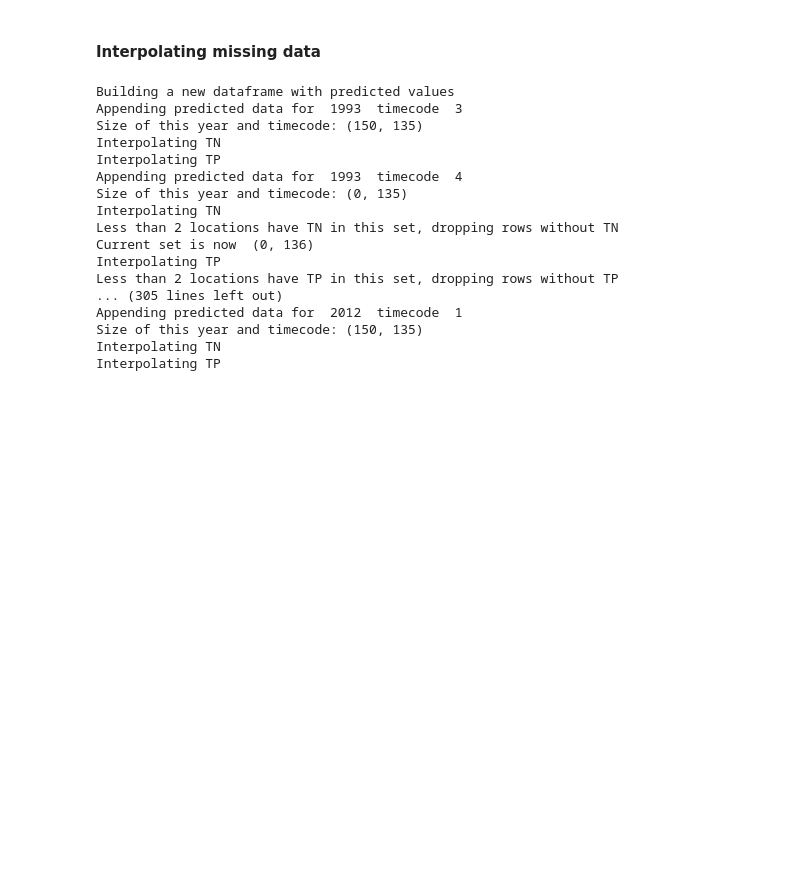
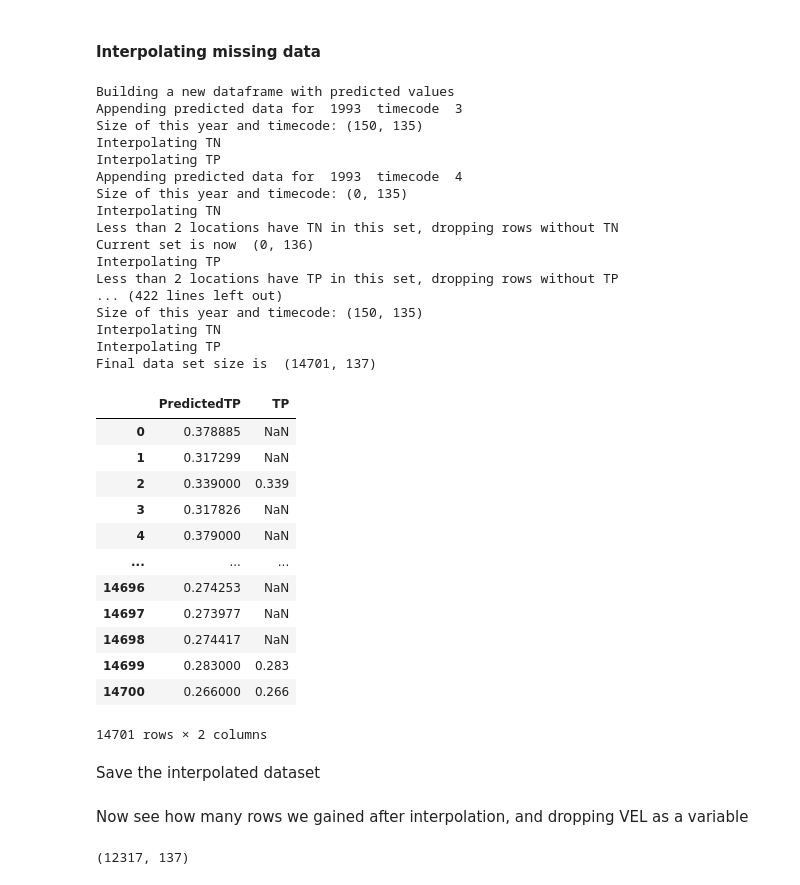
Before and after one commit to amberlee0516/UMR-TDA-2021, a Jupyter notebook: pools EDA/CM/Open River Analysis.ipynb, the cells around one changed output. Saved outputs shown, nothing was run; the diff lists cells and outputs as text; code cells hidden in the pictures; blank space fills up the shorter version.

```diff
--- a/pools EDA/CM/Open River Analysis.ipynb
+++ b/pools EDA/CM/Open River Analysis.ipynb
@@ -162,32 +162,6 @@ def addpredictions(df,variables,numclosest):
                     tuples.append((ID,dist,val))
                 closestDict[loc.ID] = tuples
 
-def run():
-    DictTN = makeDict(data,"TN")
-    DictTP = makeDict(data,"TP")
-    #put in predicted TN
-    data["PredictedTN"] = 0
-    for index,row in data.iterrows():
-        if pd.isnull(row["TN"]):
-            data.loc[index,"PredictedTN"] = predict(DictTN[row["LOCATCD"]])
-        else:
-            data.loc[index,"PredictedTN"] = row["TN"]
-
-    data["PredictedTP"] = 0
-    for index,row in data.iterrows():
-        if pd.isnull(row["TP"]):
-            data.loc[index,"PredictedTP"] = predict(DictTP[row["LOCATCD"]])
-        else:
-            data.loc[index,"PredictedTP"] = row["TP"]
-
-    print(data.shape)
-    print("Filtering out points with blank entries in at least one of the columns")
-    cols = ['PredictedTN','PredictedTP','TEMP','DO','TURB','COND','VEL','SS','WDP','CHLcal','SECCHI']
-    #for col in cols:
-    #    print(col,data[col].isna().sum())
-    qualdata_prediction = filterblanks(cols,data,True)
-    print(qualdata_prediction.shape)
-
 
 '''
 data - the pandas dataframe that is ready to interpolate missing values
@@ -195,7 +169,7 @@ MUST HAVE "LATITUDE", "LONGITUDE","YEAR", "TIME CODE", "LOCATCD" columns
 
 missing_vars - the list of column names (as strings) of the dataframe that we should attempt to fill in
 
-numlocations - the number of locations used to predict the new value, default is 2
+numlocations - the number of locations used to predict the new value, default is 2 (currently the only option implemented)
 
 RETURN - a dataframe with extra columns saying the predicted values of the missing_vars
 '''
@@ -225,7 +199,7 @@ def linear_interpolate(data,missing_vars,numlocations = 2):
                 bad = bool((curset[var].notnull().sum()<numlocations))
 
                 # Returns a dictionary mapping each location code to a tuple with prediction information
-                Dict = makeDict(curset,var)
+                Dict = makeDict(curset,var,numlocations)
 
                 if(bad):
                     print("Less than "+str(numlocations)+" locations have "+var+" in this set, dropping rows without "+var)
@@ -379,8 +373,26 @@ Less than 2 locations have TN in this set, dropping rows without TN
 Current set is now  (0, 136)
 Interpolating TP
 Less than 2 locations have TP in this set, dropping rows without TP
-... (305 lines left out)
-Appending predicted data for  2012  timecode  1
+... (422 lines left out)
 Size of this year and timecode: (150, 135)
 Interpolating TN
 Interpolating TP
+Final data set size is  (14701, 137)
+# %%
+water_interpolated[["PredictedTP","TP"]]
+# %% [output]
+|  | PredictedTP | TP |
+| 0 | 0.378885 | NaN |
+| 1 | 0.317299 | NaN |
+| 2 | 0.339000 | 0.339 |
+| 3 | 0.317826 | NaN |
+| 4 | 0.379000 | NaN |
+| ... | ... | ... |
+| 14696 | 0.274253 | NaN |
+| 14697 | 0.273977 | NaN |
+| 14698 | 0.274417 | NaN |
+| 14699 | 0.283000 | 0.283 |
+| 14700 | 0.266000 | 0.266 |
+14701 rows × 2 columns
+# %% [markdown]
+Save the interpolated dataset
@@ -386,0 +401,9 @@ Interpolating TP
+# %% [markdown]
+Now see how many rows we gained after interpolation, and dropping VEL as a variable
+# %%
+used = ['PredictedTN','PredictedTP','TEMP','DO','TURB','COND','SS','WDP','CHLcal','SECCHI']
+
+water_filtered_interpolated = water_interpolated.dropna(axis=0, how='any', thresh=None, subset=used, inplace=False)
+water_filtered_interpolated.shape
+# %% [output]
+(12317, 137)
```
Also changed, not shown: parts of 4 cells of this notebook, 45 other files.
